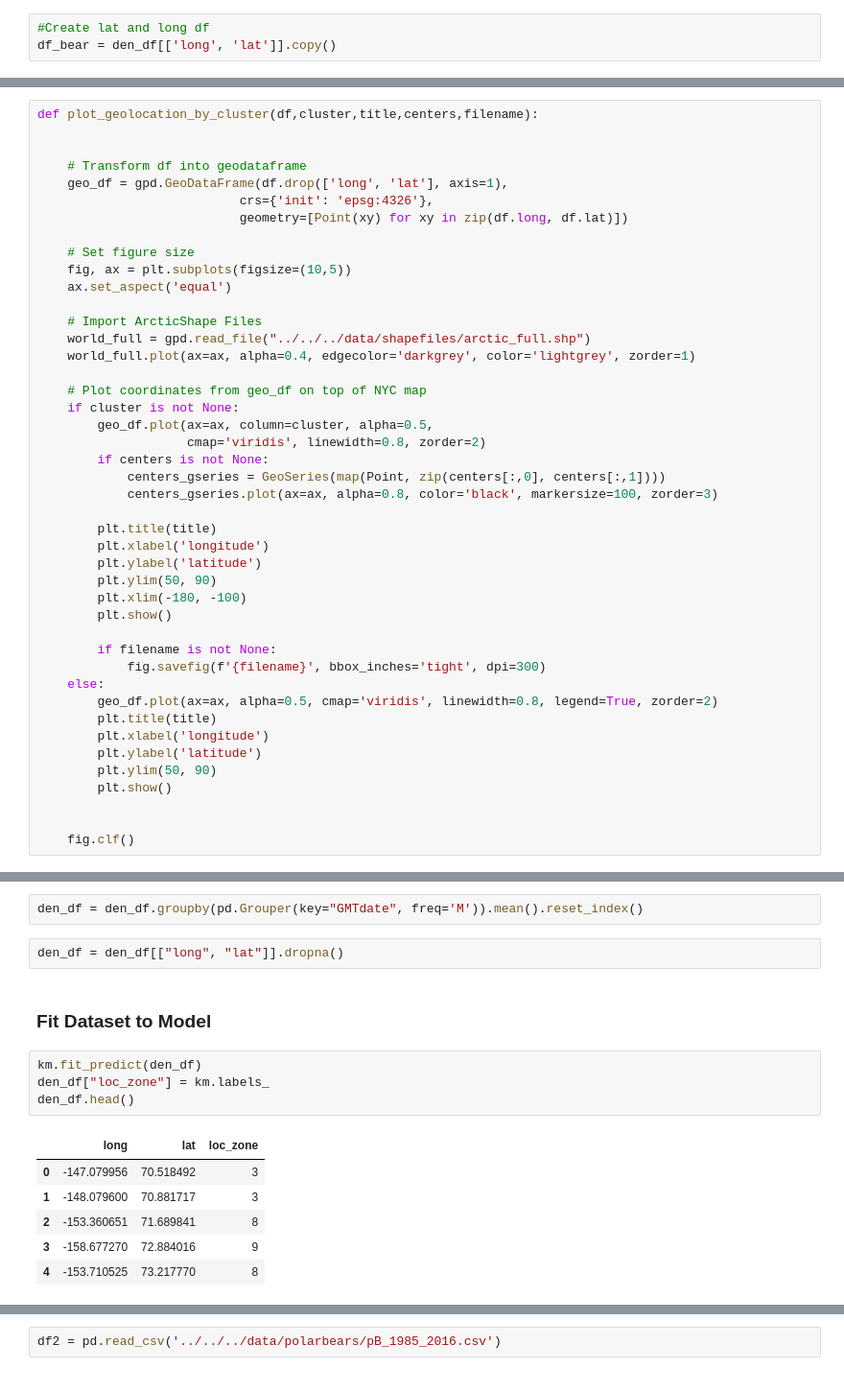
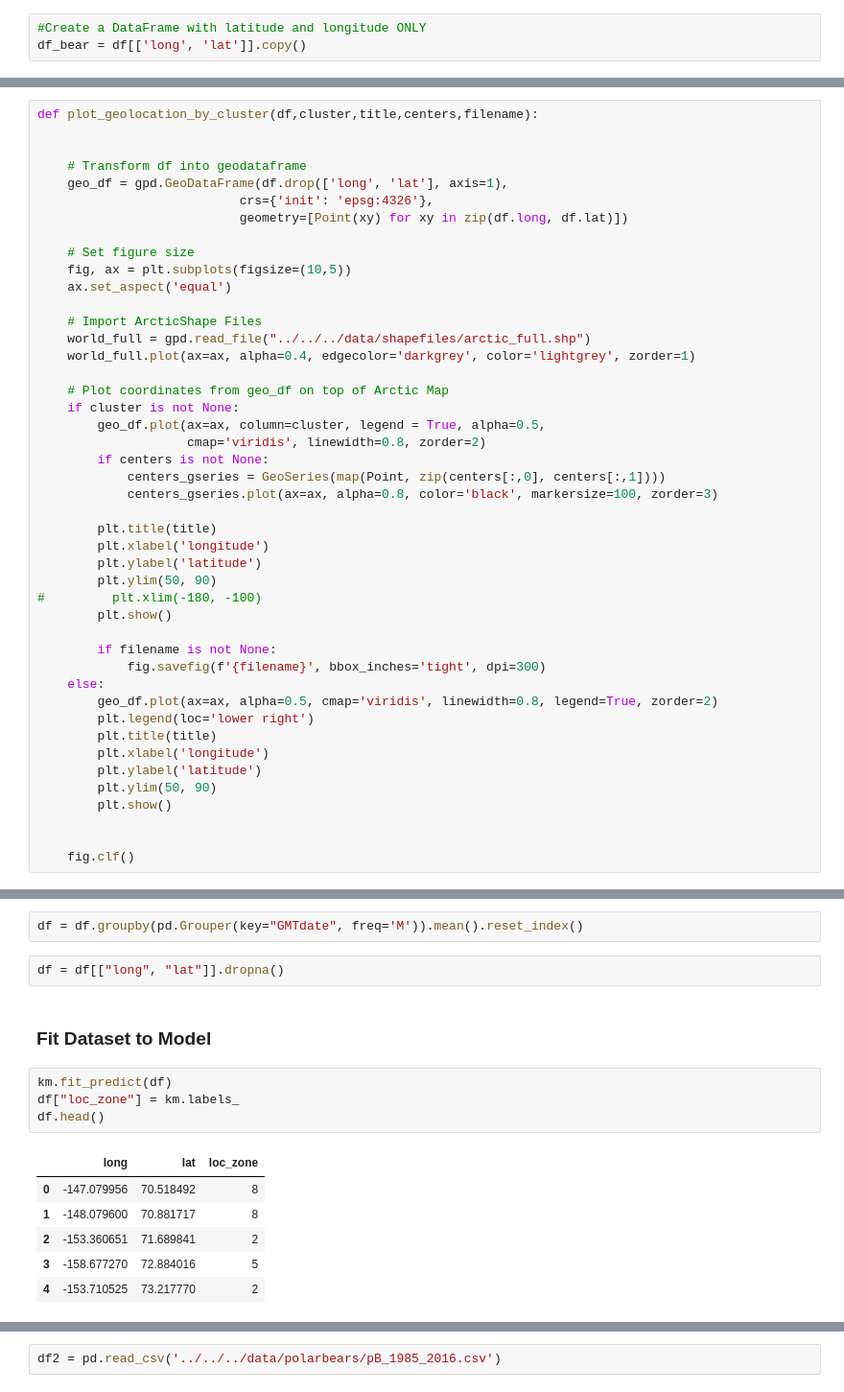
Before and after one commit to CodeReber/dataviz_final, a Jupyter notebook: machine_learning/ipynb/den_location/pB_den_location_kmeans.ipynb, the cells around one changed output, grey strips where cells are left out. Shown: that part at 96% size. Cells and saved outputs as stored; diff of their text form.

Commit message:
new clusters and exported csv, pngs, gif and labeled cluster

```diff
--- a/machine_learning/ipynb/den_location/pB_den_location_kmeans.ipynb
+++ b/machine_learning/ipynb/den_location/pB_den_location_kmeans.ipynb
@@ -81,8 +90,8 @@ Data columns (total 9 columns):
 dtypes: datetime64[ns](1), float64(4), int64(1), object(3)
 memory usage: 23.5+ MB
 # %%
-#Create lat and long df
-df_bear = den_df[['long', 'lat']].copy()
+#Create a DataFrame with latitude and longitude ONLY
+df_bear = df[['long', 'lat']].copy()
 # %%
 # Drop lat/longs of extreme outliers below 0.01 percentile or above 99.99 percentile
 df_bear_filtered = df_bear[(df_bear.quantile(0.0001) < df_bear) & (df_bear < df_bear.quantile(0.9999))]
@@ -112,9 +122,9 @@ def plot_geolocation_by_cluster(df,cluster,title,centers,filename):
     world_full = gpd.read_file("../../../data/shapefiles/arctic_full.shp")
     world_full.plot(ax=ax, alpha=0.4, edgecolor='darkgrey', color='lightgrey', zorder=1)
 
-    # Plot coordinates from geo_df on top of NYC map
+    # Plot coordinates from geo_df on top of Arctic Map
     if cluster is not None:
-        geo_df.plot(ax=ax, column=cluster, alpha=0.5,
+        geo_df.plot(ax=ax, column=cluster, legend = True, alpha=0.5,
                     cmap='viridis', linewidth=0.8, zorder=2)
         if centers is not None:
             centers_gseries = GeoSeries(map(Point, zip(centers[:,0], centers[:,1])))
@@ -124,13 +134,14 @@ def plot_geolocation_by_cluster(df,cluster,title,centers,filename):
         plt.xlabel('longitude')
         plt.ylabel('latitude')
         plt.ylim(50, 90)
-        plt.xlim(-180, -100)
+#         plt.xlim(-180, -100)
         plt.show()
 
         if filename is not None:
             fig.savefig(f'{filename}', bbox_inches='tight', dpi=300)
     else:
         geo_df.plot(ax=ax, alpha=0.5, cmap='viridis', linewidth=0.8, legend=True, zorder=2)
+        plt.legend(loc='lower right')
         plt.title(title)
         plt.xlabel('longitude')
         plt.ylabel('latitude')
@@ -213,18 +230,18 @@ with open("../../models/den_loc_km.pkl", "rb") as f:
 # %%
-den_df = den_df.groupby(pd.Grouper(key="GMTdate", freq='M')).mean().reset_index()
+df = df.groupby(pd.Grouper(key="GMTdate", freq='M')).mean().reset_index()
 # %%
-den_df = den_df[["long", "lat"]].dropna()
+df = df[["long", "lat"]].dropna()
 # %% [markdown]
 ### Fit Dataset to Model
 # %%
-km.fit_predict(den_df)
-den_df["loc_zone"] = km.labels_
-den_df.head()
+km.fit_predict(df)
+df["loc_zone"] = km.labels_
+df.head()
 # %% [output]
 |  | long | lat | loc_zone |
-| 0 | -147.079956 | 70.518492 | 3 |
-| 1 | -148.079600 | 70.881717 | 3 |
-| 2 | -153.360651 | 71.689841 | 8 |
-| 3 | -158.677270 | 72.884016 | 9 |
-| 4 | -153.710525 | 73.217770 | 8 |
+| 0 | -147.079956 | 70.518492 | 8 |
+| 1 | -148.079600 | 70.881717 | 8 |
+| 2 | -153.360651 | 71.689841 | 2 |
+| 3 | -158.677270 | 72.884016 | 5 |
+| 4 | -153.710525 | 73.217770 | 2 |
 # %% [markdown]
```
Also changed, not shown: parts of 20 cells of this notebook, 19 other files.
